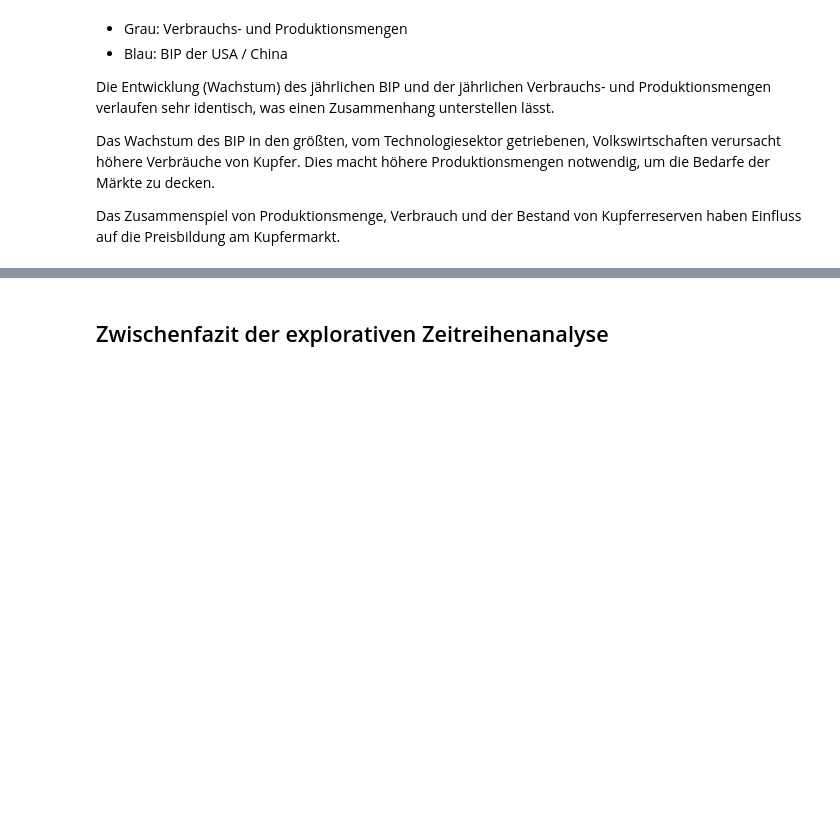
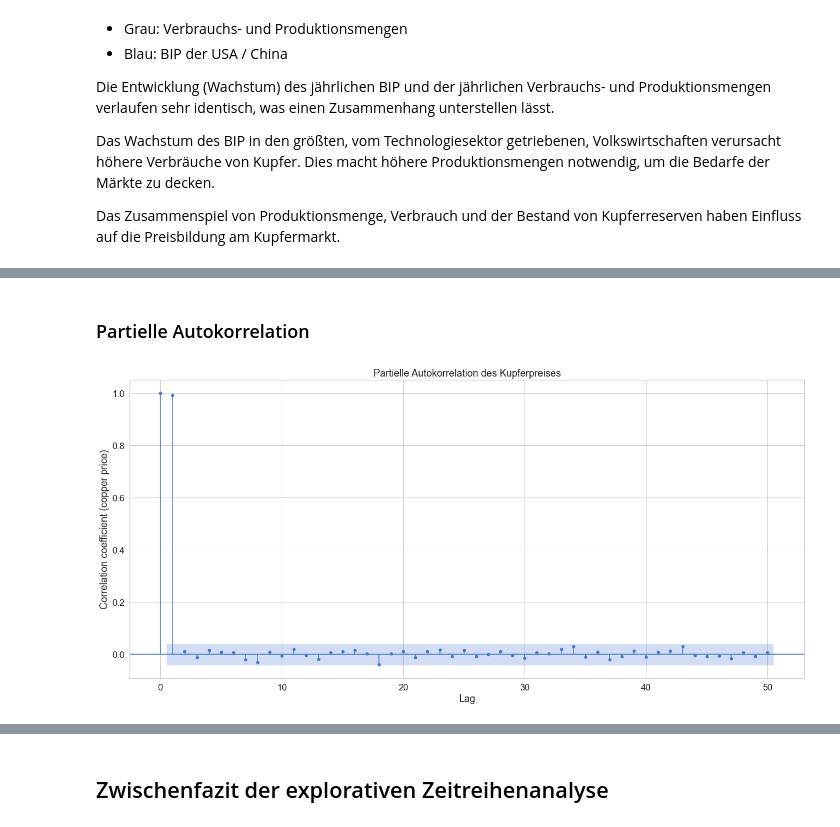
Before and after one commit to andreashrb/Python_for_ML_Project, a Jupyter notebook: interim_results/Copper_DataExploration_Sebastian.ipynb, the cells around one changed output, grey strips where cells are left out. Drawn from its saved outputs; the diff is of its cells as text; code cells hidden in the pictures; blank space fills up the shorter version.

```diff
--- a/interim_results/Copper_DataExploration_Sebastian.ipynb
+++ b/interim_results/Copper_DataExploration_Sebastian.ipynb
@@ -682,0 +688,11 @@ plt.show()
+# %% [markdown]
+### Partielle Autokorrelation
+# %%
+# Plotten der autoregressiven Komponente (Autokorrelation) innerhalb der Kupferpreisentwicklung
+fig = tsaplots.plot_pacf(df_copper_economic_decom["lme_copper_cash"], lags=50)
+plt.title('Partielle Autokorrelation des Kupferpreises')
+plt.xlabel("Lag")
+plt.ylabel("Correlation coefficient (copper price)")
+plt.show()
+# %% [output]
+[figure, added]
```
Also changed, not shown: parts of 38 cells of this notebook.
